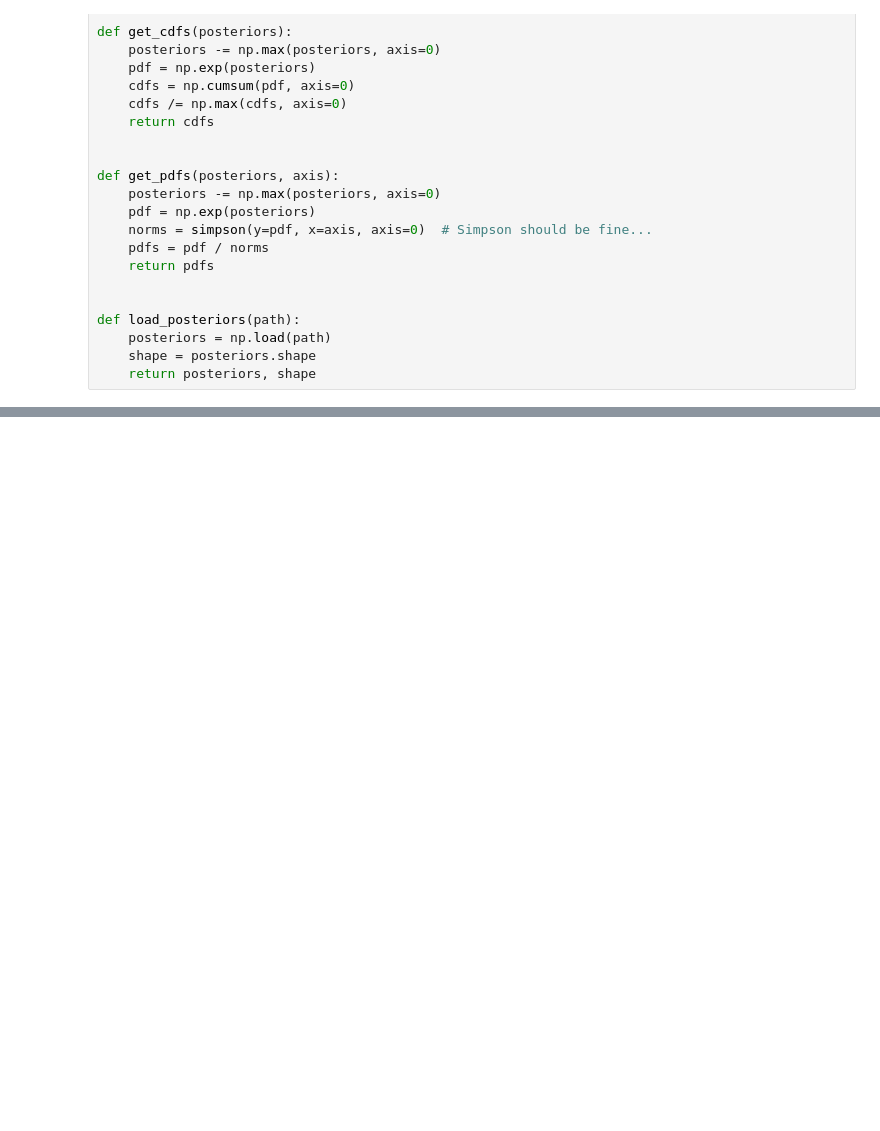
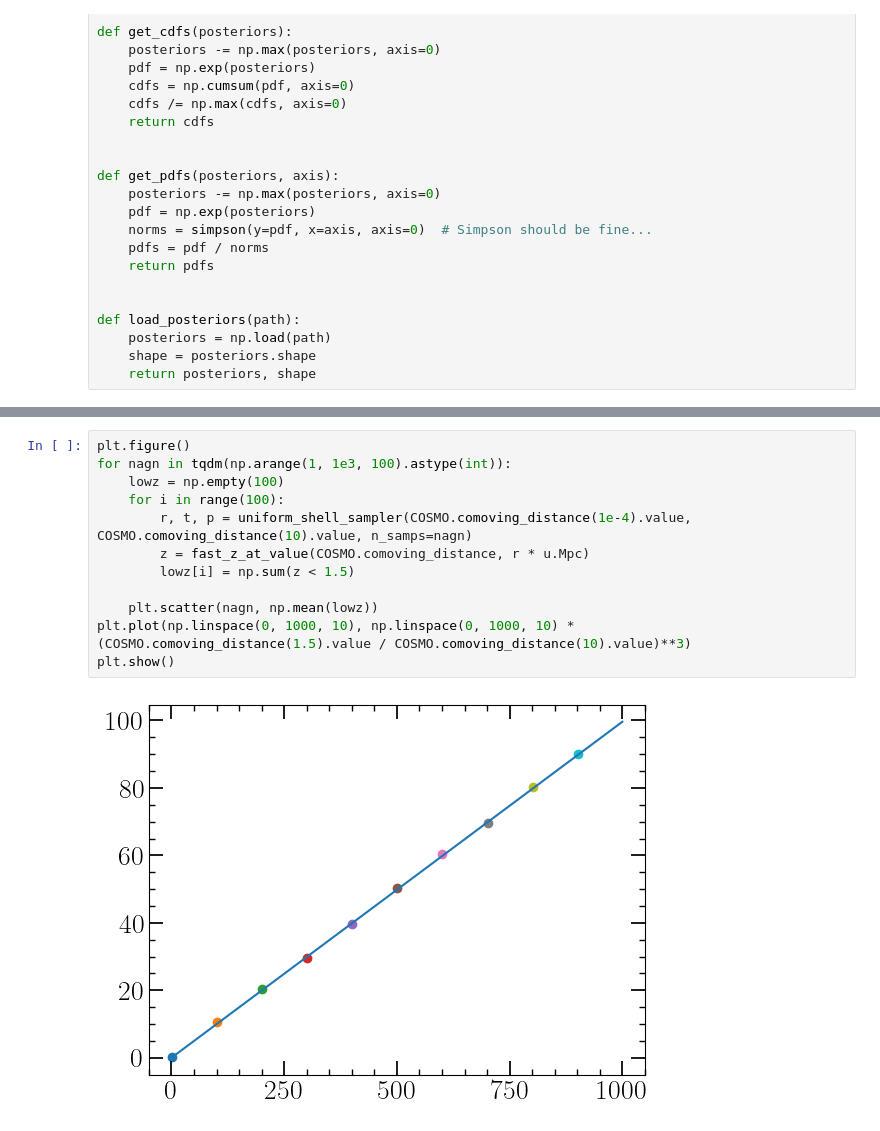
Before and after one commit to LucasPouw/darksirenpop, a Jupyter notebook: p26_posterior_analyzer.ipynb, the cells around one changed output, grey strips where cells are left out. Drawn from its saved outputs; the diff is of its cells as text; blank space fills up the shorter version.

```diff
--- a/p26_posterior_analyzer.ipynb
+++ b/p26_posterior_analyzer.ipynb
@@ -114,3 +114,17 @@ Realized number density within z=1.5: 4.62910284309195e-10 1 / Mpc3
+# %%
+plt.figure()
+for nagn in tqdm(np.arange(1, 1e3, 100).astype(int)):
+    lowz = np.empty(100)
+    for i in range(100):
+        r, t, p = uniform_shell_sampler(COSMO.comoving_distance(1e-4).value, COSMO.comoving_distance(10).value, n_samps=nagn)
+        z = fast_z_at_value(COSMO.comoving_distance, r * u.Mpc)
+        lowz[i] = np.sum(z < 1.5)
+
+    plt.scatter(nagn, np.mean(lowz))
+plt.plot(np.linspace(0, 1000, 10), np.linspace(0, 1000, 10) * (COSMO.comoving_distance(1.5).value / COSMO.comoving_distance(10).value)**3)
+plt.show()
+# %% [output]
+[figure, added]
 # %%
 p26_posteriors, posteriors_shape = load_posteriors('./p26_likelihood_posteriors.npy')
 datasets_list = [p26_posteriors]
```
Also changed, not shown: parts of 8 cells of this notebook, 6 other files.
